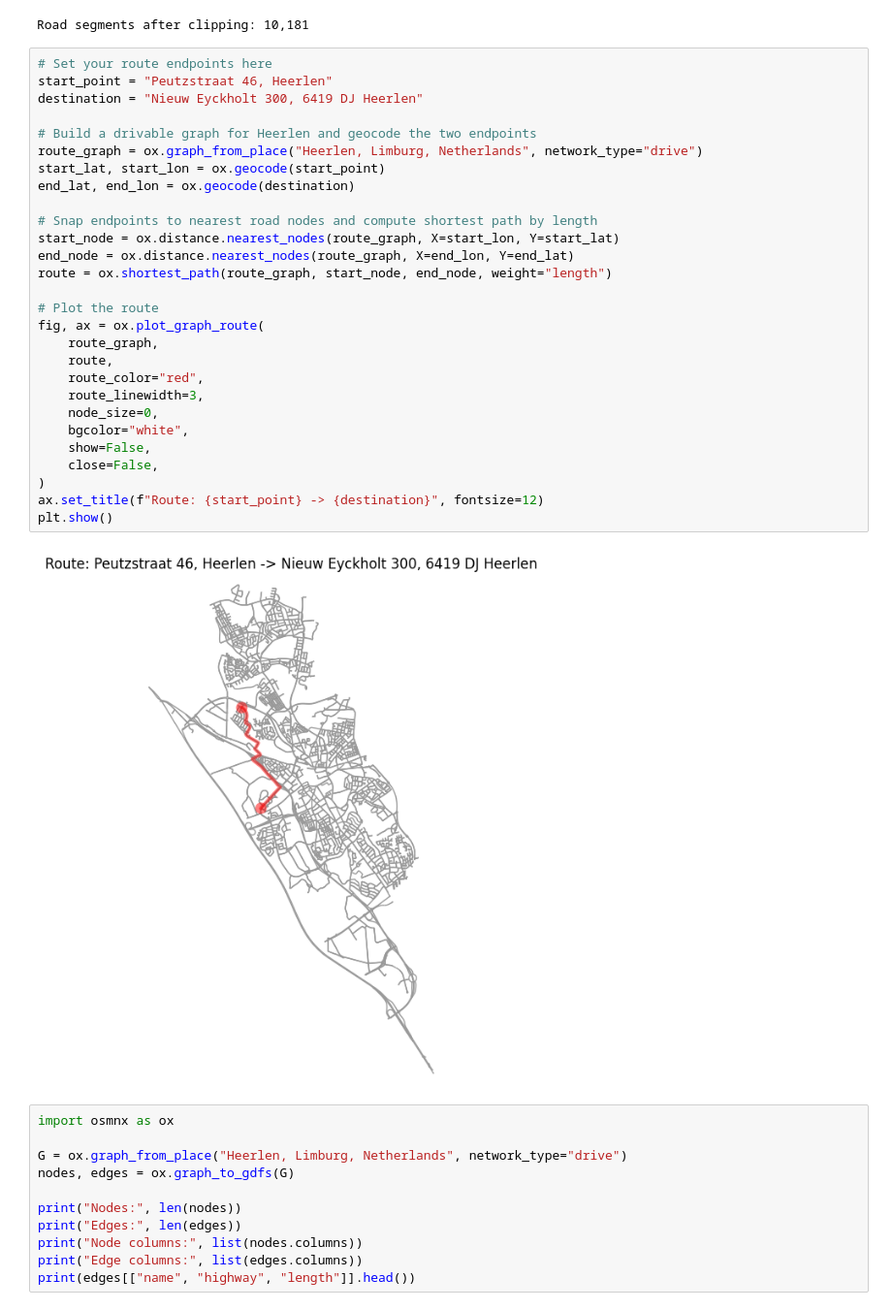
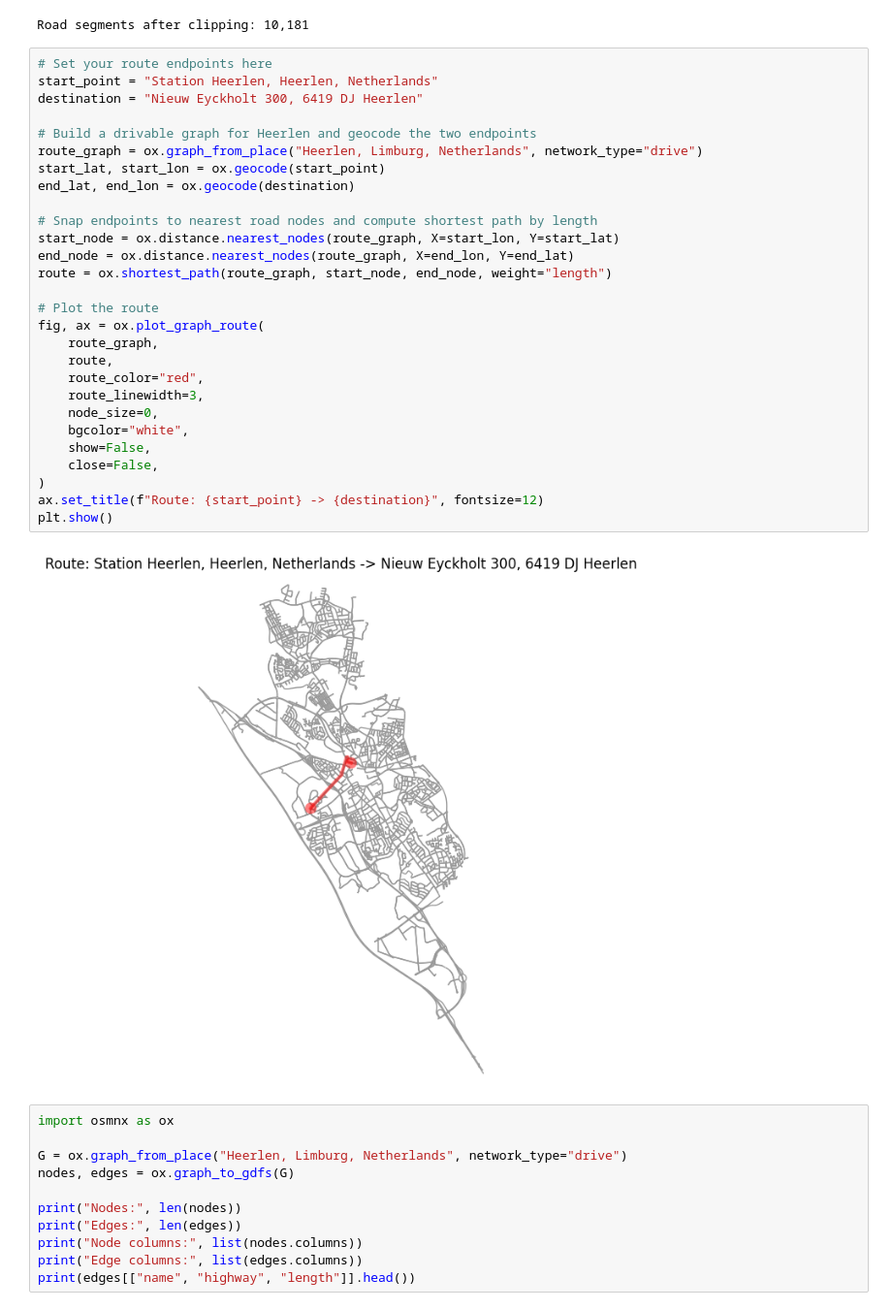
Before and after one commit to Research-Center-Data-Intelligence/Homecare-route-planner, a Jupyter notebook: map_display.ipynb, the cells around one changed output. Shown at 97% size. Drawn from its saved outputs; the diff is of its cells as text.

```diff
--- a/map_display.ipynb
+++ b/map_display.ipynb
@@ -54,34 +54,34 @@ print(f"Road segments after clipping: {len(roads_limburg):,}")
 Road segments after clipping: 10,181
 # %%
 # Set your route endpoints here
-start_point = "Peutzstraat 46, Heerlen"
+start_point = "Station Heerlen, Heerlen, Netherlands"
 destination = "Nieuw Eyckholt 300, 6419 DJ Heerlen"
 
 # Build a drivable graph for Heerlen and geocode the two endpoints
 route_graph = ox.graph_from_place("Heerlen, Limburg, Netherlands", network_type="drive")
 start_lat, start_lon = ox.geocode(start_point)
 end_lat, end_lon = ox.geocode(destination)
 
 # Snap endpoints to nearest road nodes and compute shortest path by length
 start_node = ox.distance.nearest_nodes(route_graph, X=start_lon, Y=start_lat)
 end_node = ox.distance.nearest_nodes(route_graph, X=end_lon, Y=end_lat)
 route = ox.shortest_path(route_graph, start_node, end_node, weight="length")
 
 # Plot the route
 fig, ax = ox.plot_graph_route(
     route_graph,
     route,
     route_color="red",
     route_linewidth=3,
     node_size=0,
     bgcolor="white",
     show=False,
     close=False,
 )
 ax.set_title(f"Route: {start_point} -> {destination}", fontsize=12)
 plt.show()
 # %% [output]
-[figure, old version]
+[figure, new version]
 # %%
 import osmnx as ox
 
```
Also changed, not shown: 1 other file.
